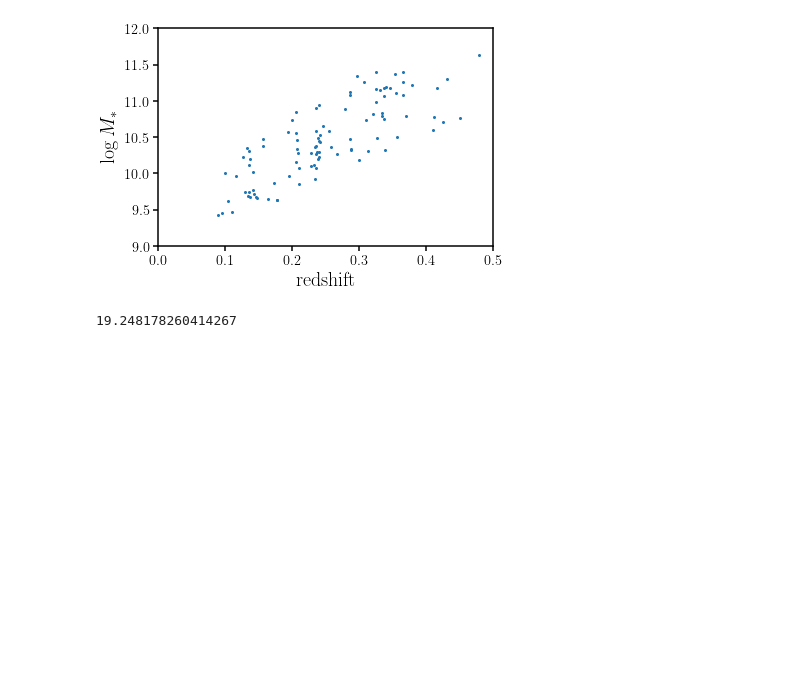
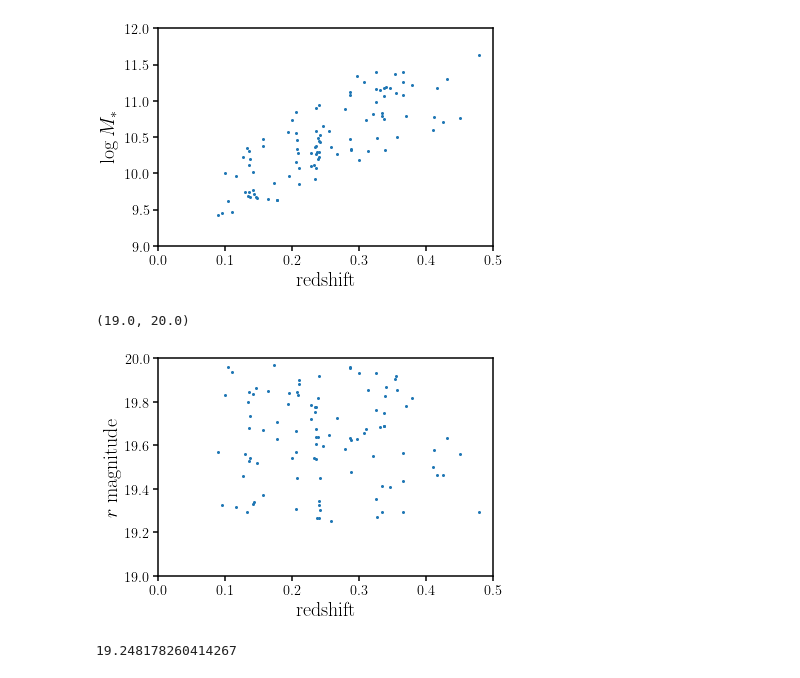
Before and after one commit to changhoonhahn/gqp_mc, a Jupyter notebook: nb/mini_mocha_sims.ipynb, the cells around one changed output. Saved outputs shown, nothing was run; the diff lists cells and outputs as text; code cells hidden in the pictures; blank space fills up the shorter version.

```diff
--- a/nb/mini_mocha_sims.ipynb
+++ b/nb/mini_mocha_sims.ipynb
@@ -62,6 +62,17 @@ sub.set_ylim(9., 12.)
 # %% [output]
 (9.0, 12.0)
 [figure]
+# %%
+fig = plt.figure()
+sub = fig.add_subplot(111)
+sub.scatter(meta['redshift'], r_mag, c='C0', s=4)
+sub.set_xlabel('redshift', fontsize=20)
+sub.set_xlim(0., 0.5)
+sub.set_ylabel(r'$r$ magnitude', fontsize=20)
+sub.set_ylim(19., 20.)
+# %% [output]
+(19.0, 20.0)
+[figure, added]
 # %%
 photo, meta = Data.Photometry(sim='tng', noise='legacy', lib='bc03', sample='mini_mocha')
 r_mag = 22.5 - 2.5 * np.log10(photo['flux_r_true']) # true r-band magnitude
```
Also changed, not shown: parts of 1 cell of this notebook.
